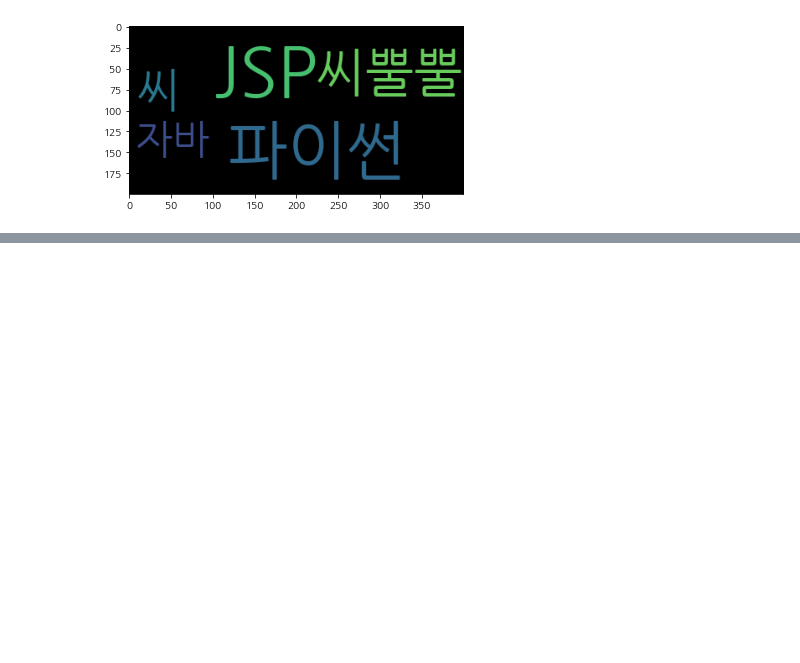
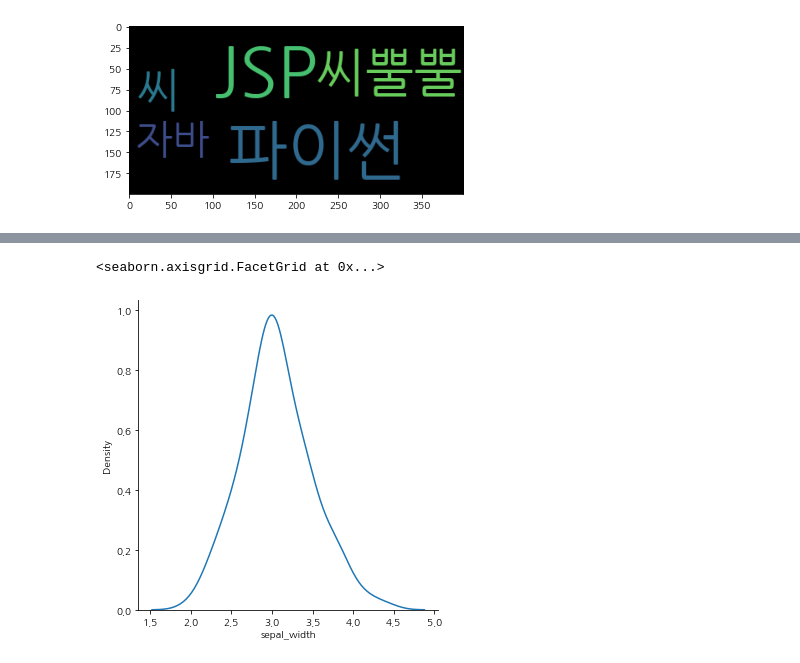
Before and after one commit to jeungsengho/python202204, a Jupyter notebook: 220509.ipynb, the cells around one changed output, grey strips where cells are left out. Saved outputs shown, nothing was run; the diff lists cells and outputs as text; code cells hidden in the pictures; blank space fills up the shorter version.

```diff
--- a/220509.ipynb
+++ b/220509.ipynb
@@ -197,0 +359,7 @@ https://www.wordclouds.com/
+# %%
+import seaborn as sns     #  그림 그리기 모듈
+
+sns.displot(x='sepal_width', kind='kde', data=df)
+# %% [output]
+<seaborn.axisgrid.FacetGrid at 0x...>
+[figure, added]
```
Also changed, not shown: parts of 22 cells of this notebook.
